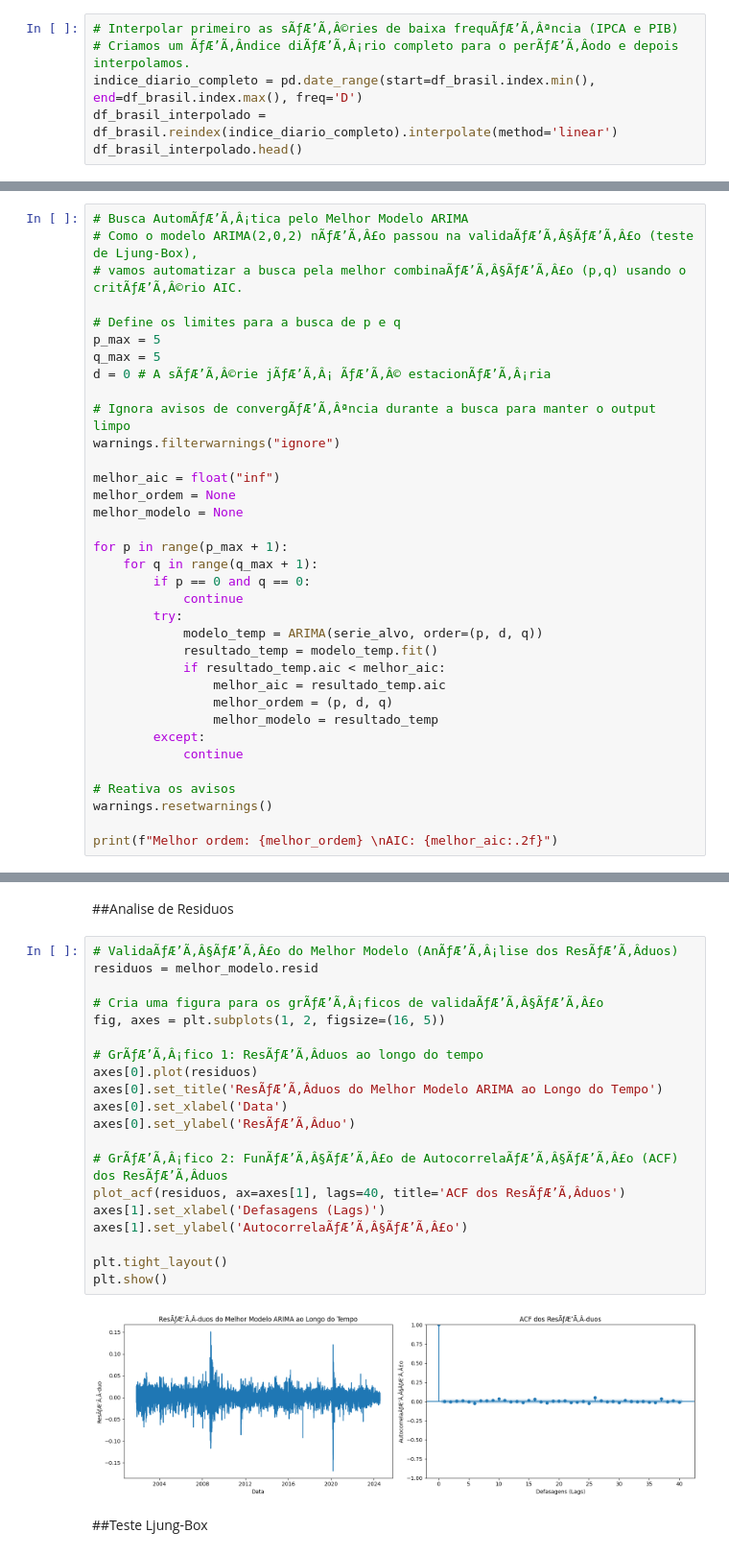
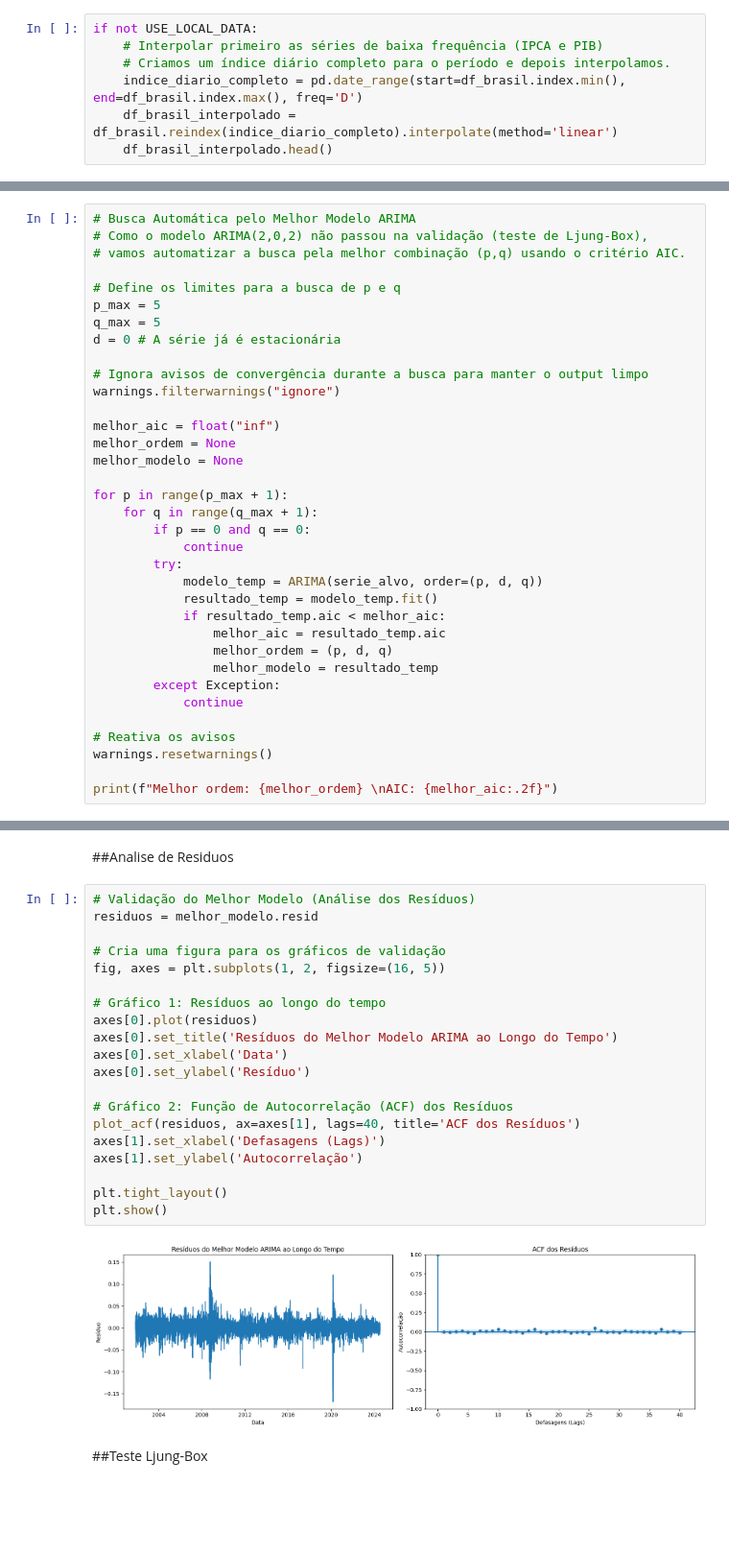
Before and after one commit to LucaoCodes/TCC, a Jupyter notebook: TCC.ipynb, the cells around one changed output, grey strips where cells are left out. Shown at 96% size. Cells and saved outputs as stored; diff of their text form; blank space fills up the shorter version.

```diff
--- a/TCC.ipynb
+++ b/TCC.ipynb
@@ -251,8 +181,9 @@ EstatÃƒÆ’Ã‚Â­sticas descritivas:
 # %% [markdown]
 #Tratando os Dados
 # %%
-# Interpolar primeiro as sÃƒÆ’Ã‚Â©ries de baixa frequÃƒÆ’Ã‚Âªncia (IPCA e PIB)
-# Criamos um ÃƒÆ’Ã‚Â­ndice diÃƒÆ’Ã‚Â¡rio completo para o perÃƒÆ’Ã‚Â­odo e depois interpolamos.
-indice_diario_completo = pd.date_range(start=df_brasil.index.min(), end=df_brasil.index.max(), freq='D')
-df_brasil_interpolado = df_brasil.reindex(indice_diario_completo).interpolate(method='linear')
-df_brasil_interpolado.head()
+if not USE_LOCAL_DATA:
+    # Interpolar primeiro as séries de baixa frequência (IPCA e PIB)
+    # Criamos um índice diário completo para o período e depois interpolamos.
+    indice_diario_completo = pd.date_range(start=df_brasil.index.min(), end=df_brasil.index.max(), freq='D')
+    df_brasil_interpolado = df_brasil.reindex(indice_diario_completo).interpolate(method='linear')
+    df_brasil_interpolado.head()
@@ -563,16 +410,16 @@ plt.show()
 # %% [markdown]
 #Modelo ARIMA
 # %%
-# Busca AutomÃƒÆ’Ã‚Â¡tica pelo Melhor Modelo ARIMA
-# Como o modelo ARIMA(2,0,2) nÃƒÆ’Ã‚Â£o passou na validaÃƒÆ’Ã‚Â§ÃƒÆ’Ã‚Â£o (teste de Ljung-Box),
-# vamos automatizar a busca pela melhor combinaÃƒÆ’Ã‚Â§ÃƒÆ’Ã‚Â£o (p,q) usando o critÃƒÆ’Ã‚Â©rio AIC.
+# Busca Automática pelo Melhor Modelo ARIMA
+# Como o modelo ARIMA(2,0,2) não passou na validação (teste de Ljung-Box),
+# vamos automatizar a busca pela melhor combinação (p,q) usando o critério AIC.
 
 # Define os limites para a busca de p e q
 p_max = 5
 q_max = 5
-d = 0 # A sÃƒÆ’Ã‚Â©rie jÃƒÆ’Ã‚Â¡ ÃƒÆ’Ã‚Â© estacionÃƒÆ’Ã‚Â¡ria
+d = 0 # A série já é estacionária
 
-# Ignora avisos de convergÃƒÆ’Ã‚Âªncia durante a busca para manter o output limpo
+# Ignora avisos de convergência durante a busca para manter o output limpo
 warnings.filterwarnings("ignore")
 
 melhor_aic = float("inf")
@@ -590,7 +437,7 @@ for p in range(p_max + 1):
                 melhor_aic = resultado_temp.aic
                 melhor_ordem = (p, d, q)
                 melhor_modelo = resultado_temp
-        except:
+        except Exception:
             continue
 
 # Reativa os avisos
@@ -633,27 +475,27 @@ print(f"ARIMA{melhor_ordem} — MAE: {mae_arima:.6f} | RMSE: {rmse_arima:.6f}")
 # %% [markdown]
 ##Analise de Residuos
 # %%
-# ValidaÃƒÆ’Ã‚Â§ÃƒÆ’Ã‚Â£o do Melhor Modelo (AnÃƒÆ’Ã‚Â¡lise dos ResÃƒÆ’Ã‚Â­duos)
+# Validação do Melhor Modelo (Análise dos Resíduos)
 residuos = melhor_modelo.resid
 
-# Cria uma figura para os grÃƒÆ’Ã‚Â¡ficos de validaÃƒÆ’Ã‚Â§ÃƒÆ’Ã‚Â£o
+# Cria uma figura para os gráficos de validação
 fig, axes = plt.subplots(1, 2, figsize=(16, 5))
 
-# GrÃƒÆ’Ã‚Â¡fico 1: ResÃƒÆ’Ã‚Â­duos ao longo do tempo
+# Gráfico 1: Resíduos ao longo do tempo
 axes[0].plot(residuos)
-axes[0].set_title('ResÃƒÆ’Ã‚Â­duos do Melhor Modelo ARIMA ao Longo do Tempo')
+axes[0].set_title('Resíduos do Melhor Modelo ARIMA ao Longo do Tempo')
 axes[0].set_xlabel('Data')
-axes[0].set_ylabel('ResÃƒÆ’Ã‚Â­duo')
+axes[0].set_ylabel('Resíduo')
 
-# GrÃƒÆ’Ã‚Â¡fico 2: FunÃƒÆ’Ã‚Â§ÃƒÆ’Ã‚Â£o de AutocorrelaÃƒÆ’Ã‚Â§ÃƒÆ’Ã‚Â£o (ACF) dos ResÃƒÆ’Ã‚Â­duos
-plot_acf(residuos, ax=axes[1], lags=40, title='ACF dos ResÃƒÆ’Ã‚Â­duos')
+# Gráfico 2: Função de Autocorrelação (ACF) dos Resíduos
+plot_acf(residuos, ax=axes[1], lags=40, title='ACF dos Resíduos')
 axes[1].set_xlabel('Defasagens (Lags)')
-axes[1].set_ylabel('AutocorrelaÃƒÆ’Ã‚Â§ÃƒÆ’Ã‚Â£o')
+axes[1].set_ylabel('Autocorrelação')
 
 plt.tight_layout()
 plt.show()
 # %% [output]
-[figure, old version]
+[figure, new version]
 # %% [markdown]
 ##Teste Ljung-Box
 # %%
```
Also changed, not shown: parts of 64 cells of this notebook, 4 other files.
